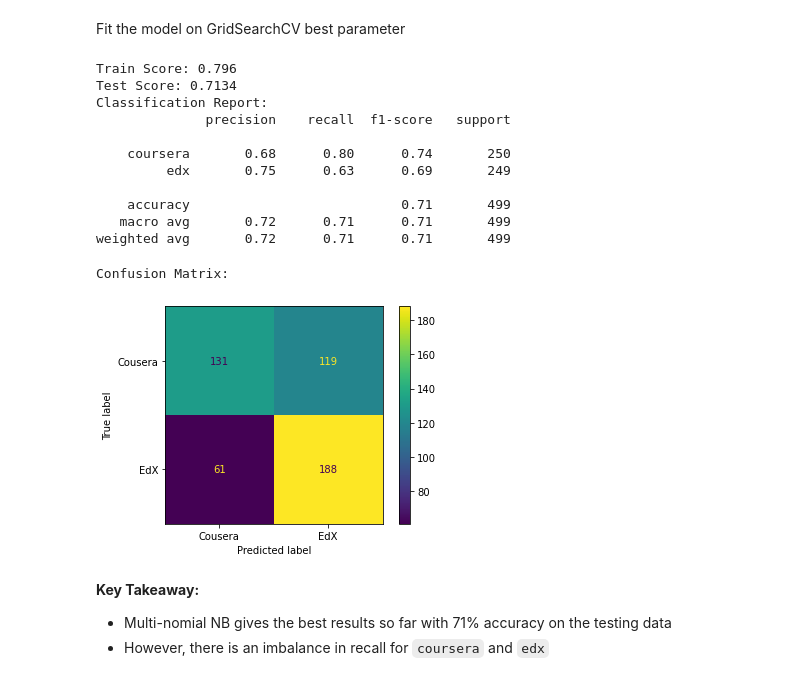
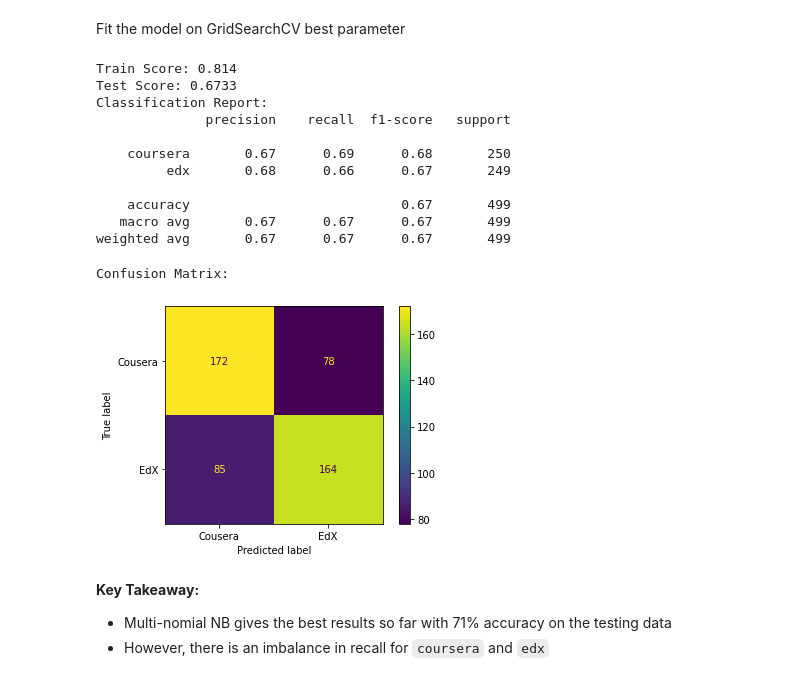
Before and after one commit to krisgch/dsi_project_nlp, a Jupyter notebook: code/03_Model_Comparison.ipynb, the cells around one changed output. Cells and saved outputs as stored; diff of their text form; code cells hidden in the pictures.

```diff
--- a/code/03_Model_Comparison.ipynb
+++ b/code/03_Model_Comparison.ipynb
@@ -1190,6 +1190,6 @@ nb_gs.best_params_
 # %%
 # Create Pipeline
-rf_pipe_best = Pipeline([
+nb_pipe_best = Pipeline([
 
     ('cv', CountVectorizer(max_df=nb_gs.best_params_['cv__max_df'],
                            max_features=nb_gs.best_params_['cv__max_features'],
@@ -1201,24 +1201,24 @@ rf_pipe_best = Pipeline([
 # %% [markdown]
 Fit the model on GridSearchCV best parameter
 # %%
-fit_pipe(rf_pipe_best,X_train,X_test,y_train,y_test)
+fit_pipe(nb_pipe_best,X_train,X_test,y_train,y_test)
 # %% [output]
-Train Score: 0.796
-Test Score: 0.7134
+Train Score: 0.814
+Test Score: 0.6733
 Classification Report:
               precision    recall  f1-score   support
 
-    coursera       0.68      0.80      0.74       250
-         edx       0.75      0.63      0.69       249
+    coursera       0.67      0.69      0.68       250
+         edx       0.68      0.66      0.67       249
 
-    accuracy                           0.71       499
-   macro avg       0.72      0.71      0.71       499
-weighted avg       0.72      0.71      0.71       499
+    accuracy                           0.67       499
+   macro avg       0.67      0.67      0.67       499
+weighted avg       0.67      0.67      0.67       499
 # %%
-show_cm(bg_pipe_best,X_train,X_test,y_train,y_test)
+show_cm(nb_pipe_best,X_train,X_test,y_train,y_test)
 # %% [output]
 Confusion Matrix:
-[figure, old version]
+[figure, new version]
 # %% [markdown]
 __Key Takeaway:__ <br>
 - Multi-nomial NB gives the best results so far with 71% accuracy on the testing data
```
Also changed, not shown: parts of 42 cells of this notebook, 9 other files.
